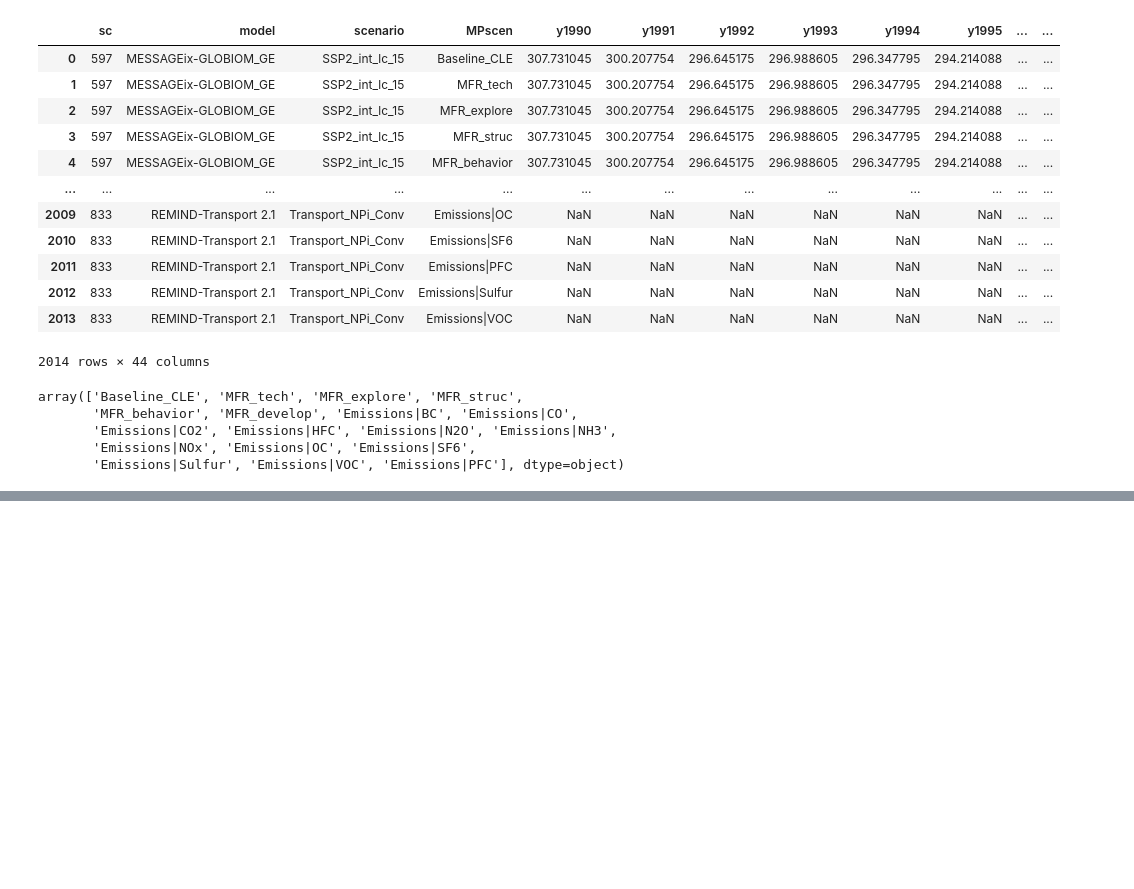
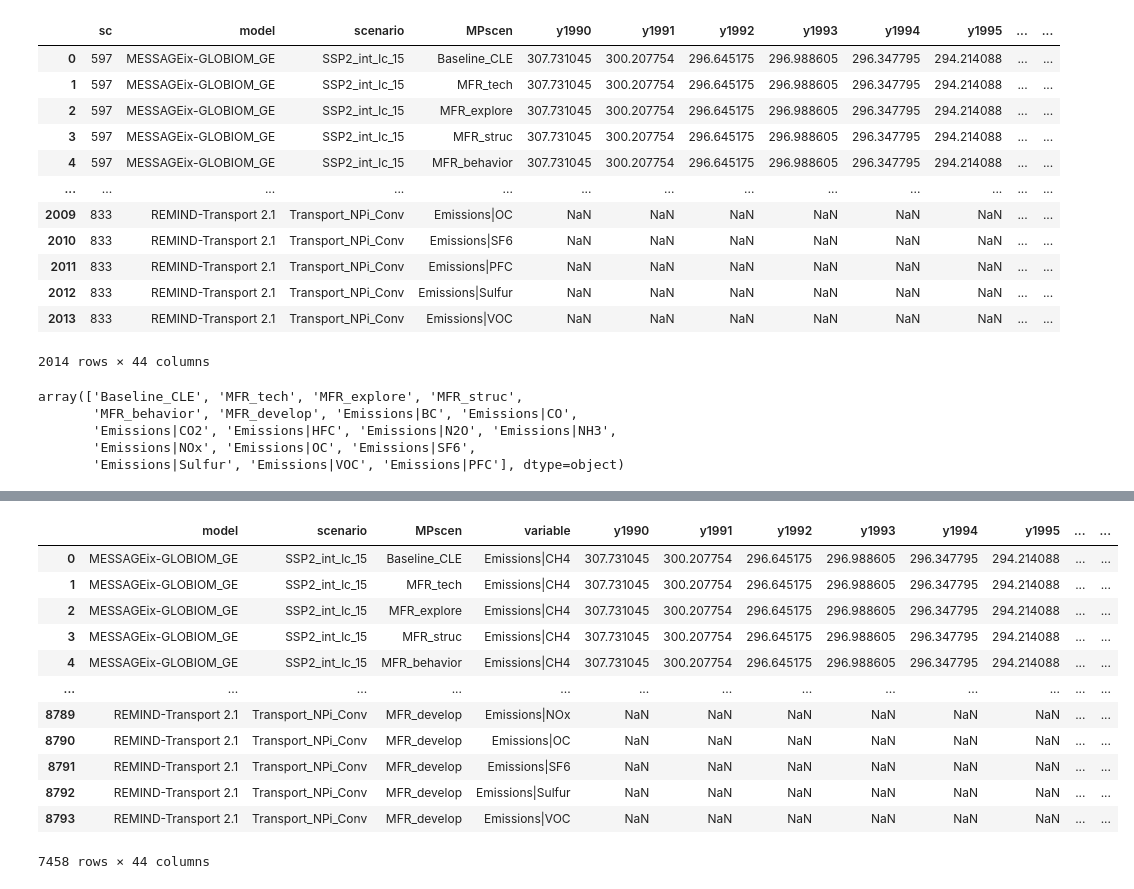
Before and after one commit to chrisroadmap/methane-mitigation, a Jupyter notebook: notebooks/consolidate-gains-emissions.ipynb, the cells around one changed output, grey strips where cells are left out. Saved outputs shown, nothing was run; the diff lists cells and outputs as text; code cells hidden in the pictures; blank space fills up the shorter version.

```diff
--- a/notebooks/consolidate-gains-emissions.ipynb
+++ b/notebooks/consolidate-gains-emissions.ipynb
@@ -138,0 +158,2 @@ MFR_develop
+# %%
+gains_df = pd.concat((gains_df, new_df))
@@ -138,0 +165,20 @@ MFR_develop
+# %%
+gains_df.drop(gains_df[gains_df.MPscen == ""].index, inplace=True)
+# %%
+gains_df['scen'] = gains_df['scenario'] + '|' + gains_df['MPscen']
+# %%
+gains_df
+# %% [output]
+|  | model | scenario | MPscen | variable | y1990 | y1991 | y1992 | y1993 | y1994 | y1995 | ... | ... |
+| 0 | MESSAGEix-GLOBIOM_GE | SSP2_int_lc_15 | Baseline_CLE | Emissions|CH4 | 307.731045 | 300.207754 | 296.645175 | 296.988605 | 296.347795 | 294.214088 | ... | ... |
+| 1 | MESSAGEix-GLOBIOM_GE | SSP2_int_lc_15 | MFR_tech | Emissions|CH4 | 307.731045 | 300.207754 | 296.645175 | 296.988605 | 296.347795 | 294.214088 | ... | ... |
+| 2 | MESSAGEix-GLOBIOM_GE | SSP2_int_lc_15 | MFR_explore | Emissions|CH4 | 307.731045 | 300.207754 | 296.645175 | 296.988605 | 296.347795 | 294.214088 | ... | ... |
+| 3 | MESSAGEix-GLOBIOM_GE | SSP2_int_lc_15 | MFR_struc | Emissions|CH4 | 307.731045 | 300.207754 | 296.645175 | 296.988605 | 296.347795 | 294.214088 | ... | ... |
+| 4 | MESSAGEix-GLOBIOM_GE | SSP2_int_lc_15 | MFR_behavior | Emissions|CH4 | 307.731045 | 300.207754 | 296.645175 | 296.988605 | 296.347795 | 294.214088 | ... | ... |
+| ... | ... | ... | ... | ... | ... | ... | ... | ... | ... | ... | ... | ... |
+| 8789 | REMIND-Transport 2.1 | Transport_NPi_Conv | MFR_develop | Emissions|NOx | NaN | NaN | NaN | NaN | NaN | NaN | ... | ... |
+| 8790 | REMIND-Transport 2.1 | Transport_NPi_Conv | MFR_develop | Emissions|OC | NaN | NaN | NaN | NaN | NaN | NaN | ... | ... |
+| 8791 | REMIND-Transport 2.1 | Transport_NPi_Conv | MFR_develop | Emissions|SF6 | NaN | NaN | NaN | NaN | NaN | NaN | ... | ... |
+| 8792 | REMIND-Transport 2.1 | Transport_NPi_Conv | MFR_develop | Emissions|Sulfur | NaN | NaN | NaN | NaN | NaN | NaN | ... | ... |
+| 8793 | REMIND-Transport 2.1 | Transport_NPi_Conv | MFR_develop | Emissions|VOC | NaN | NaN | NaN | NaN | NaN | NaN | ... | ... |
+7458 rows × 44 columns
```
Also changed, not shown: parts of 25 cells of this notebook, 3 other files.
